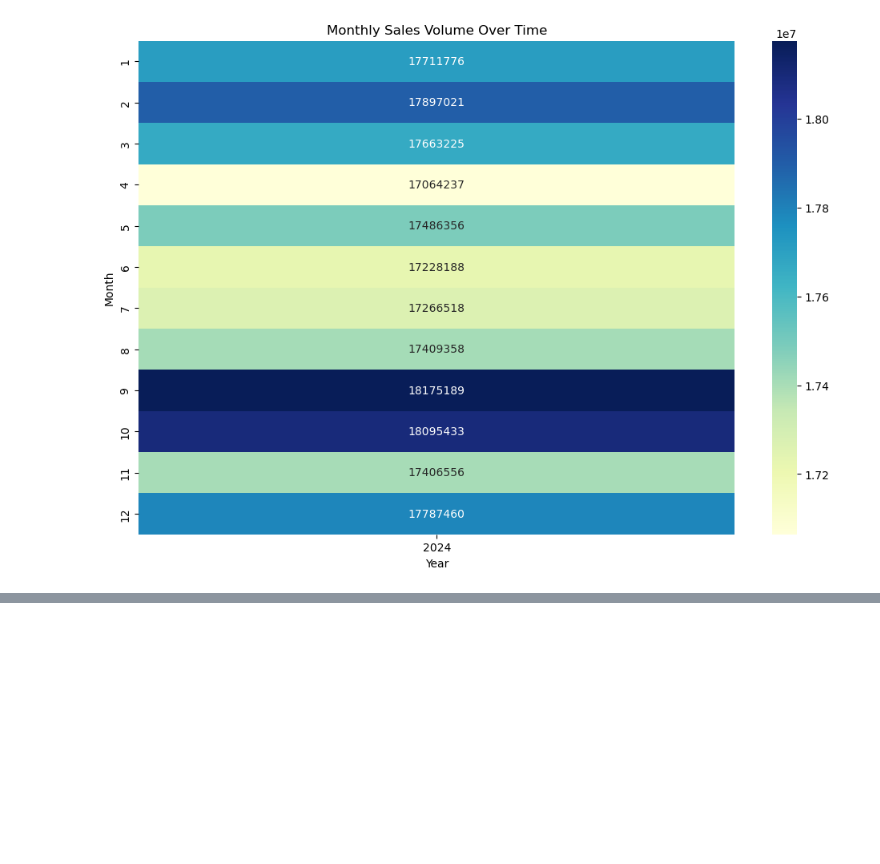
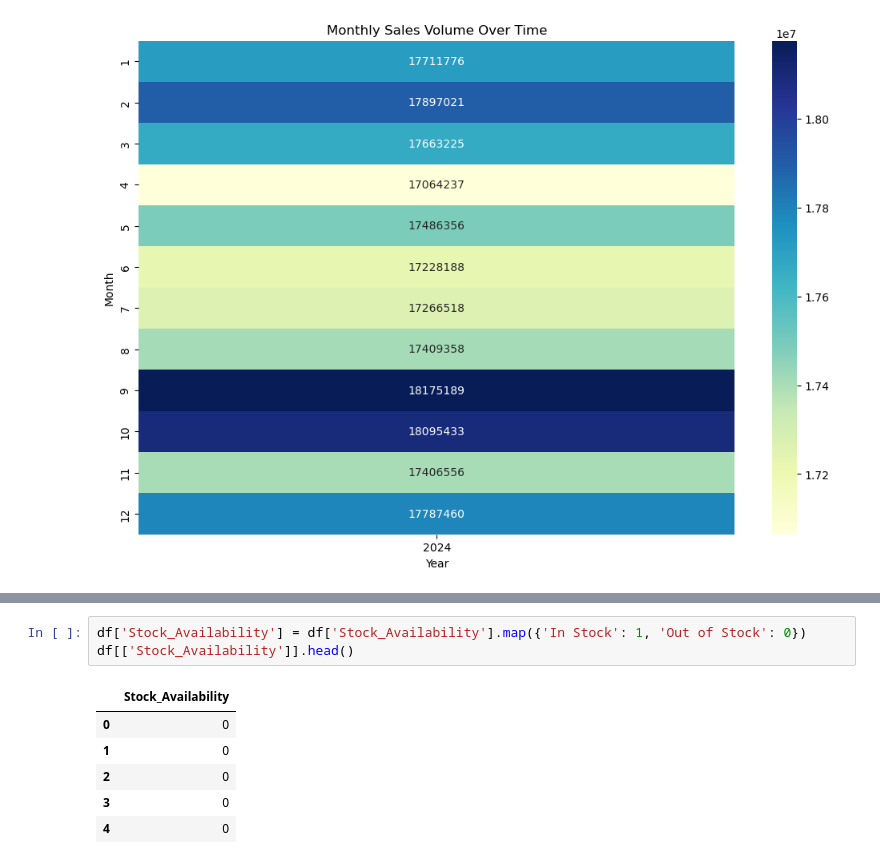
Before and after one commit to Mohamed25092003/Sales-Forecasting-and-Demand-Prediction, a Jupyter notebook: amazon_sales.ipynb, the cells around one changed output, grey strips where cells are left out. Drawn from its saved outputs; the diff is of its cells as text; blank space fills up the shorter version.

```diff
--- a/amazon_sales.ipynb
+++ b/amazon_sales.ipynb
@@ -251,0 +312,10 @@ plt.show()
+# %%
+df['Stock_Availability'] = df['Stock_Availability'].map({'In Stock': 1, 'Out of Stock': 0})
+df[['Stock_Availability']].head()
+# %% [output]
+|  | Stock_Availability |
+| 0 | 0 |
+| 1 | 0 |
+| 2 | 0 |
+| 3 | 0 |
+| 4 | 0 |
```
Also changed, not shown: parts of 7 cells of this notebook.
